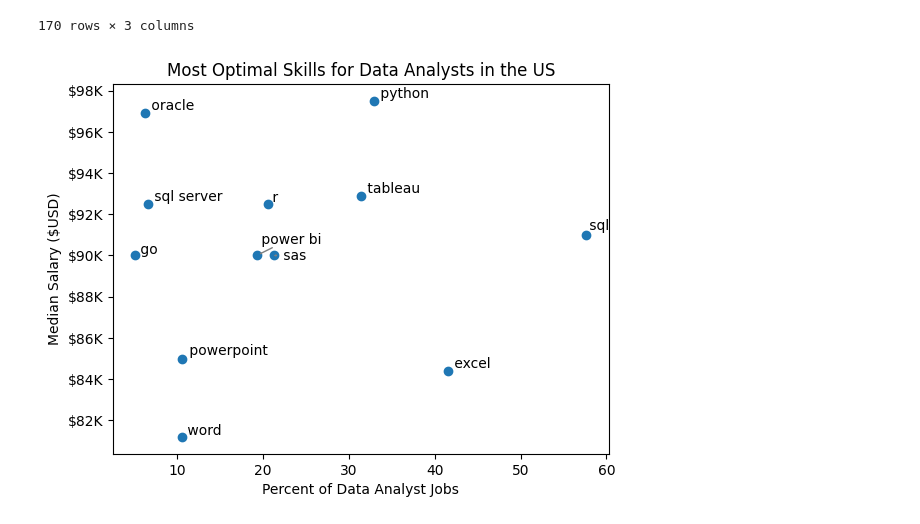
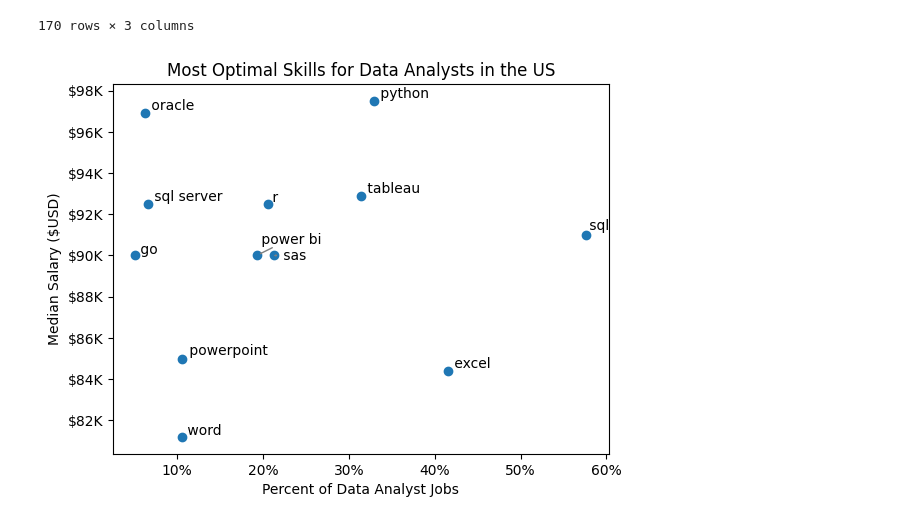
Before and after one commit to byobdannie-creator/Data-Analysis-And-Automation, a Jupyter notebook: 03_Projects/05_Optimal_Skills.ipynb, the cells around one changed output. Drawn from its saved outputs; the diff is of its cells as text; code cells hidden in the pictures.

```diff
--- a/03_Projects/05_Optimal_Skills.ipynb
+++ b/03_Projects/05_Optimal_Skills.ipynb
@@ -69,24 +69,27 @@ skill_limit = 5
 df_DA_skills_high_demand = df_DA_skills[df_DA_skills['skill_percent'] > skill_limit]
 # %%
 from adjustText import adjust_text
+
 
 plt.scatter(df_DA_skills_high_demand['skill_percent'], df_DA_skills_high_demand['median_salary'])
 plt.xlabel('Percent of Data Analyst Jobs')
 plt.ylabel('Median Salary ($USD)')  # Assuming this is the label you want for y-axis
 plt.title('Most Optimal Skills for Data Analysts in the US')
 
 # Get current axes, set limits, and format axes
 ax = plt.gca()
+from matplotlib.ticker import PercentFormatter
 ax.yaxis.set_major_formatter(plt.FuncFormatter(lambda y, pos: f'${int(y/1000)}K'))  # Example formatting y-axis
+ax.xaxis.set_major_formatter(PercentFormatter(decimals=0))
 
 # Add labels to points and collect them in a list
 texts = []
 for i, txt in enumerate(df_DA_skills_high_demand.index):
     texts.append(plt.text(df_DA_skills_high_demand['skill_percent'].iloc[i], df_DA_skills_high_demand['median_salary'].iloc[i], " " + txt))
 
 # Adjust text to avoid overlap and add arrows
 adjust_text(texts, arrowprops=dict(arrowstyle='->', color='gray'))
 
 plt.show()
 # %% [output]
-[figure, old version]
+[figure, new version]
```
Also changed, not shown: parts of 7 cells of this notebook.
